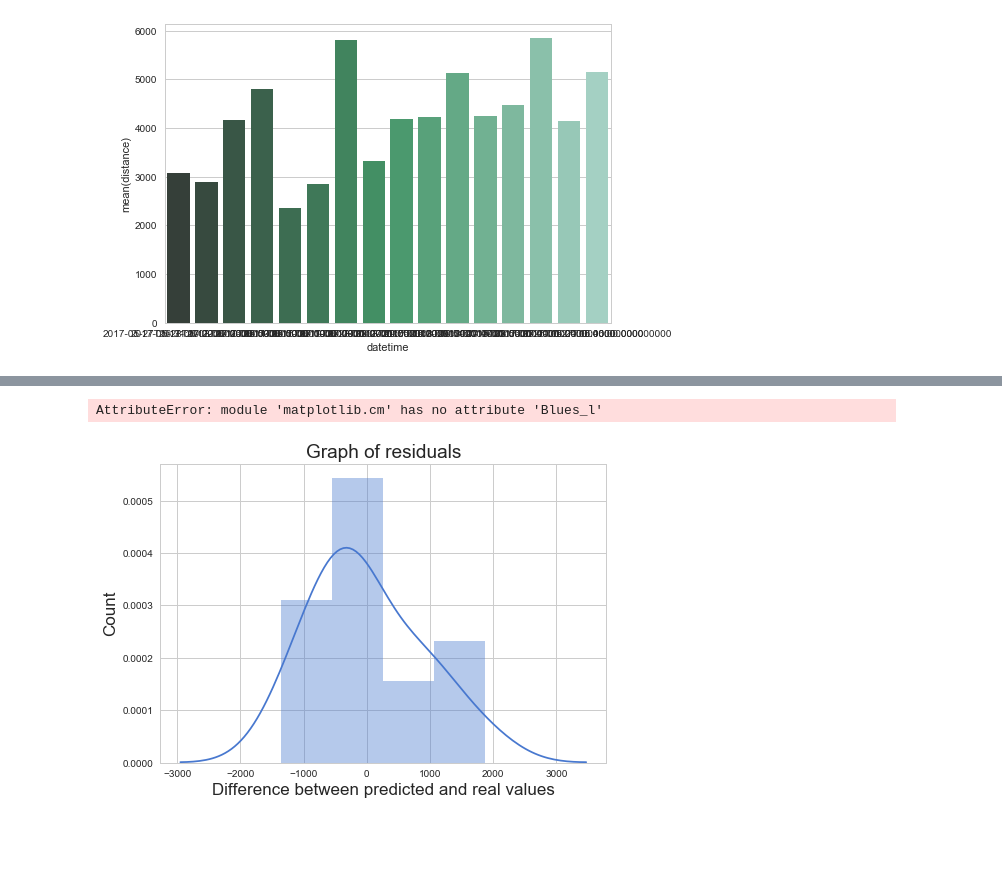
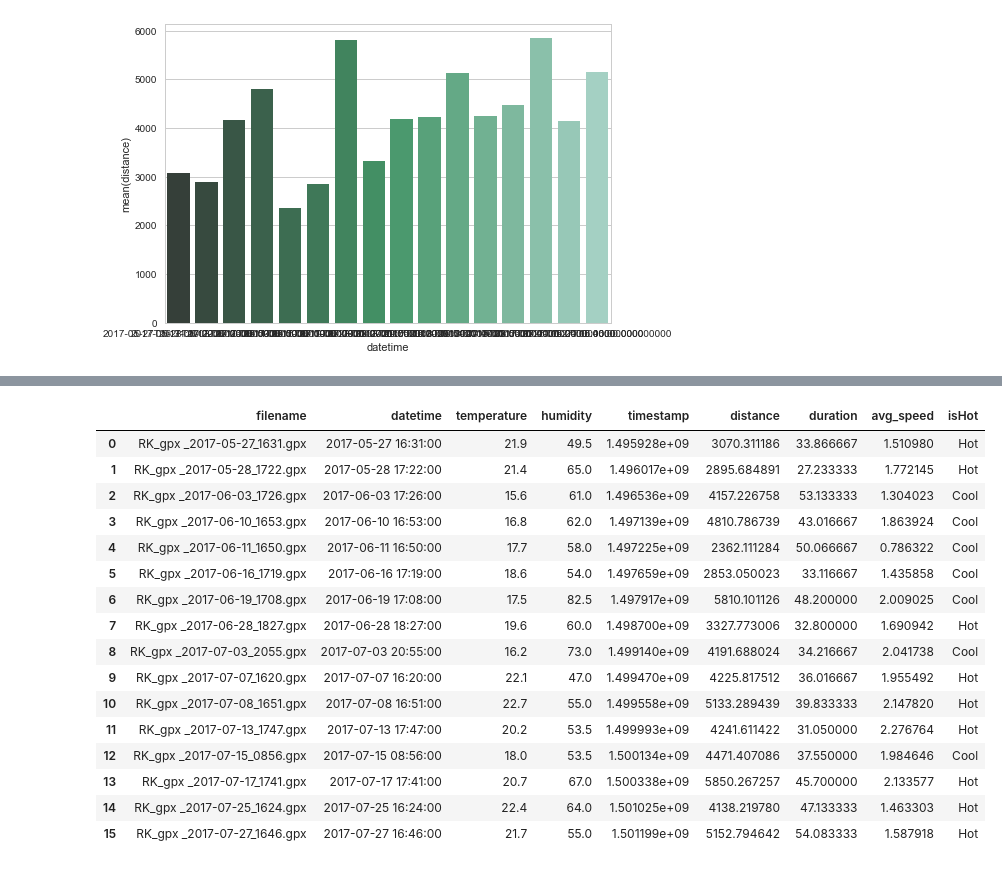
Before and after one commit to dippedrusk/running-analysis, a Jupyter notebook: Pilot.ipynb, the cells around one changed output, grey strips where cells are left out. Saved outputs shown, nothing was run; the diff lists cells and outputs as text; code cells hidden in the pictures; blank space fills up the shorter version.

Commit message:
Finalised graphs and statistics

```diff
--- a/Pilot.ipynb
+++ b/Pilot.ipynb
@@ -26,9 +26,18 @@ running_df['distance'] = get_distance(running_df['filename'])
 running_df['duration'] = get_time(running_df['filename'])
 running_df['avg_speed'] = running_df['distance'] / (running_df['duration']*60.0)
 # %%
-fiftypercentile = 19.0 #running_df['temperature'].quantile(q=0.5)
-running_df['hot'] = running_df['temperature'] >= fiftypercentile
-grouped = running_df.groupby('hot')
-hotdays = grouped.get_group(True).reset_index(drop=True)
-nothotdays = grouped.get_group(False).reset_index(drop=True)
+heat_threshold = 19.0
+
+def isHot(data):
+    if data >= heat_threshold:
+        return 'Hot'
+    return 'Cool'
+
+isHot = np.vectorize(isHot)
+
+#running_df['isHot'] = running_df['temperature'] >= heat_threshold
+running_df['isHot'] = isHot(running_df['temperature'])
+grouped = running_df.groupby('isHot')
+hotdays = grouped.get_group('Hot').reset_index(drop=True)
+nothotdays = grouped.get_group('Cool').reset_index(drop=True)
 # %%
@@ -70,19 +72,20 @@ plt.show()
-# %%
-sns.set_palette(sns.color_palette('Blues_l'))
-sns.factorplot(x="hot", y="distance", data=running_df, size=4, kind="bar")
-sns.factorplot(x="hot", y="duration", data=running_df, size=4, kind="bar")
-sns.factorplot(x="hot", y="avg_speed", data=running_df, size=4, kind="bar")
-plt.show()
-# %% [output]
-AttributeError: module 'matplotlib.cm' has no attribute 'Blues_l'
-# %%
-residuals = running_df['distance'] - running_df['predictions']
-plt.figure()
-sns.set_palette(sns.color_palette('muted'))
-sns.distplot(residuals)
-plt.xlabel('Difference between predicted and real values',fontsize=17)
-plt.ylabel('Count',fontsize=17)
-plt.title('Graph of residuals',fontsize=19)
-plt.show()
-# %% [output]
-[figure, removed]
+# %%
+running_df
+# %% [output]
+|  | filename | datetime | temperature | humidity | timestamp | distance | duration | avg_speed | isHot |
+| 0 | RK_gpx _2017-05-27_1631.gpx | 2017-05-27 16:31:00 | 21.9 | 49.5 | 1.495928e+09 | 3070.311186 | 33.866667 | 1.510980 | Hot |
+| 1 | RK_gpx _2017-05-28_1722.gpx | 2017-05-28 17:22:00 | 21.4 | 65.0 | 1.496017e+09 | 2895.684891 | 27.233333 | 1.772145 | Hot |
+| 2 | RK_gpx _2017-06-03_1726.gpx | 2017-06-03 17:26:00 | 15.6 | 61.0 | 1.496536e+09 | 4157.226758 | 53.133333 | 1.304023 | Cool |
+| 3 | RK_gpx _2017-06-10_1653.gpx | 2017-06-10 16:53:00 | 16.8 | 62.0 | 1.497139e+09 | 4810.786739 | 43.016667 | 1.863924 | Cool |
+| 4 | RK_gpx _2017-06-11_1650.gpx | 2017-06-11 16:50:00 | 17.7 | 58.0 | 1.497225e+09 | 2362.111284 | 50.066667 | 0.786322 | Cool |
+| 5 | RK_gpx _2017-06-16_1719.gpx | 2017-06-16 17:19:00 | 18.6 | 54.0 | 1.497659e+09 | 2853.050023 | 33.116667 | 1.435858 | Cool |
+| 6 | RK_gpx _2017-06-19_1708.gpx | 2017-06-19 17:08:00 | 17.5 | 82.5 | 1.497917e+09 | 5810.101126 | 48.200000 | 2.009025 | Cool |
+| 7 | RK_gpx _2017-06-28_1827.gpx | 2017-06-28 18:27:00 | 19.6 | 60.0 | 1.498700e+09 | 3327.773006 | 32.800000 | 1.690942 | Hot |
+| 8 | RK_gpx _2017-07-03_2055.gpx | 2017-07-03 20:55:00 | 16.2 | 73.0 | 1.499140e+09 | 4191.688024 | 34.216667 | 2.041738 | Cool |
+| 9 | RK_gpx _2017-07-07_1620.gpx | 2017-07-07 16:20:00 | 22.1 | 47.0 | 1.499470e+09 | 4225.817512 | 36.016667 | 1.955492 | Hot |
+| 10 | RK_gpx _2017-07-08_1651.gpx | 2017-07-08 16:51:00 | 22.7 | 55.0 | 1.499558e+09 | 5133.289439 | 39.833333 | 2.147820 | Hot |
+| 11 | RK_gpx _2017-07-13_1747.gpx | 2017-07-13 17:47:00 | 20.2 | 53.5 | 1.499993e+09 | 4241.611422 | 31.050000 | 2.276764 | Hot |
+| 12 | RK_gpx _2017-07-15_0856.gpx | 2017-07-15 08:56:00 | 18.0 | 53.5 | 1.500134e+09 | 4471.407086 | 37.550000 | 1.984646 | Cool |
+| 13 | RK_gpx _2017-07-17_1741.gpx | 2017-07-17 17:41:00 | 20.7 | 67.0 | 1.500338e+09 | 5850.267257 | 45.700000 | 2.133577 | Hot |
+| 14 | RK_gpx _2017-07-25_1624.gpx | 2017-07-25 16:24:00 | 22.4 | 64.0 | 1.501025e+09 | 4138.219780 | 47.133333 | 1.463303 | Hot |
+| 15 | RK_gpx _2017-07-27_1646.gpx | 2017-07-27 16:46:00 | 21.7 | 55.0 | 1.501199e+09 | 5152.794642 | 54.083333 | 1.587918 | Hot |
```
Also changed, not shown: parts of 2 cells of this notebook, 13 other files.
